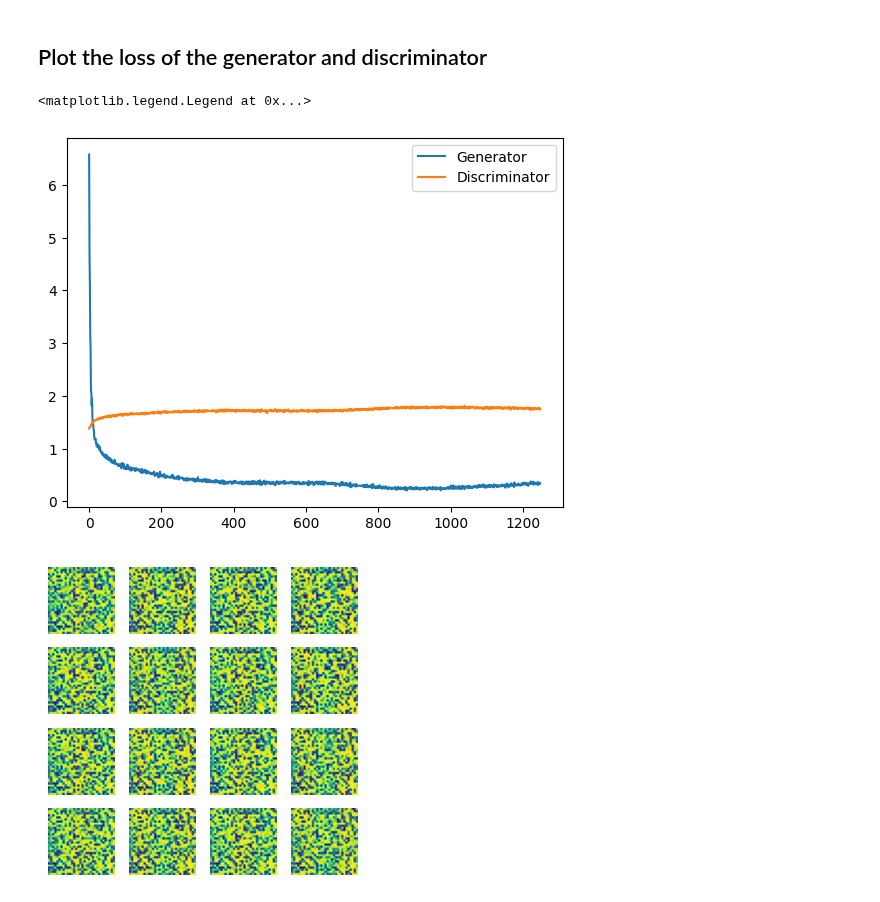
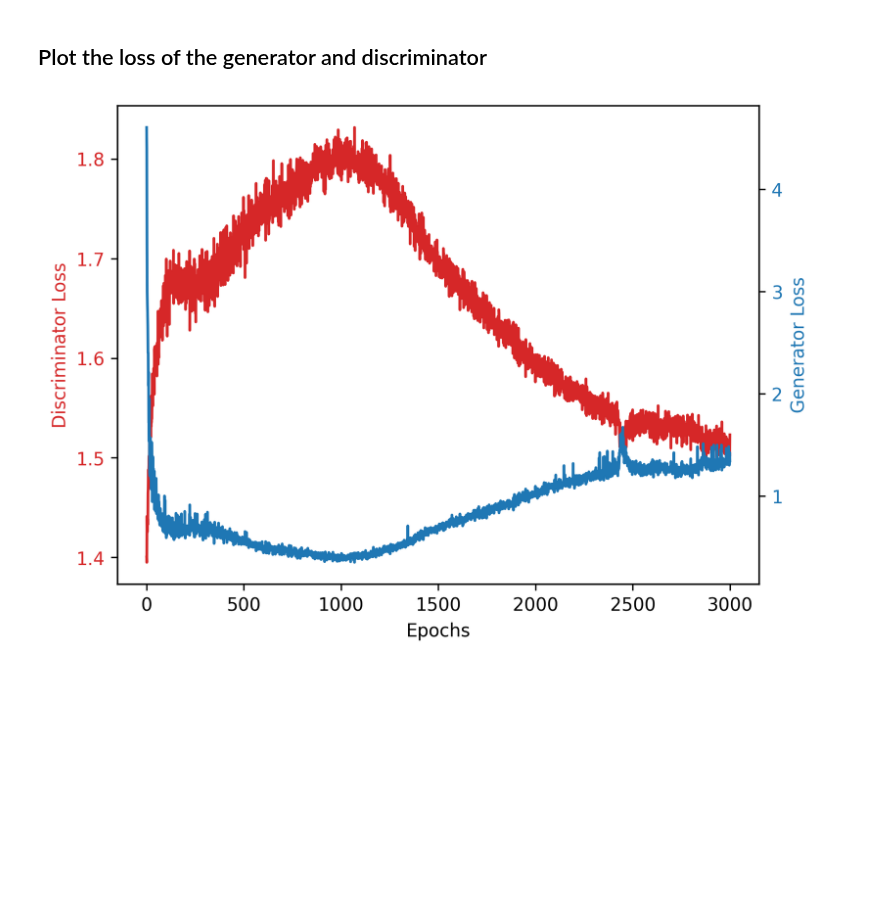
Before and after one commit to pSzyc/Ising, a Jupyter notebook: Model/GAN/GAN_colab.ipynb, the cells around one changed output. Cells and saved outputs as stored; diff of their text form; code cells hidden in the pictures; blank space fills up the shorter version.

```diff
--- a/Model/GAN/GAN_colab.ipynb
+++ b/Model/GAN/GAN_colab.ipynb
@@ -144,20 +118,20 @@ Wall time: 2min 25s
 # %% [markdown]
 ## Plot the loss of the generator and discriminator
-# %%
-plt.plot(np.asarray(gen_loss_log))
-plt.plot(np.asarray(disc_loss_log))
-plt.legend(['Generator', 'Discriminator'])
-# %% [output]
-<matplotlib.legend.Legend at 0x...>
-[figure, removed]
+# %%
+fig, ax1 = plt.subplots()
+
+ax1.plot(np.asarray(disc_loss_log), color='tab:red')
+ax1.set_xlabel('Epochs')
+ax1.set_ylabel('Discriminator Loss', color='tab:red')
+ax1.tick_params(axis='y', labelcolor='tab:red')
+
+ax2 = ax1.twinx()
+ax2.plot(np.asarray(gen_loss_log), color='tab:blue')
+ax2.set_ylabel('Generator Loss', color='tab:blue')
+ax2.tick_params(axis='y', labelcolor='tab:blue')
+
+plt.show()
+# %% [output]
+[figure, added]
 # %%
 predictions = generator(random_vector_for_generation, training=False)
-# %%
-fig = plt.figure(figsize=(4,4))
-
-for i in range(predictions.shape[0]):
-    plt.subplot(4, 4, i+1)
-    plt.imshow(predictions[i, :, :, 0])
-    plt.axis('off')
-# %% [output]
-[figure, removed]
```
Also changed, not shown: parts of 20 cells of this notebook, 2 other files.
